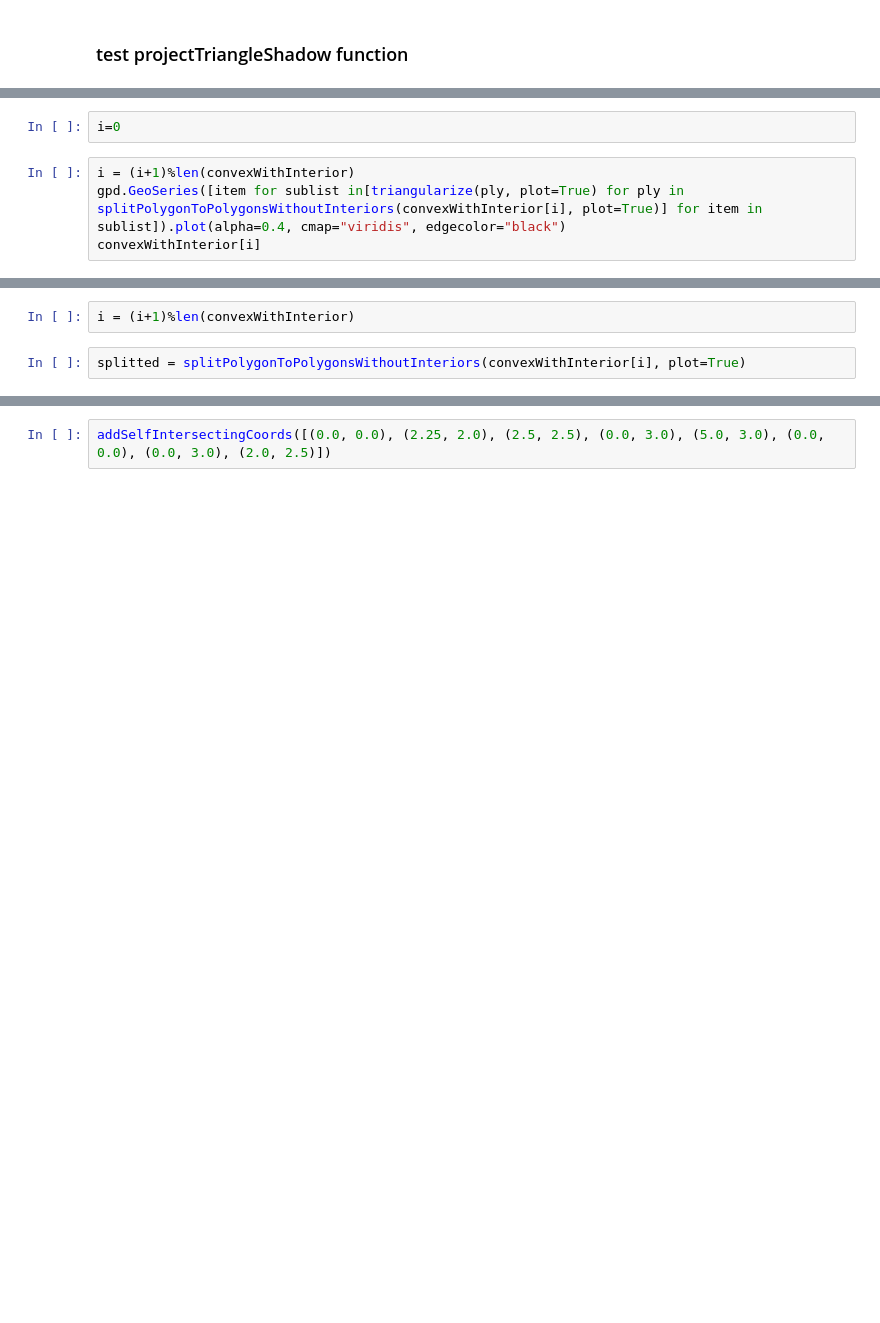
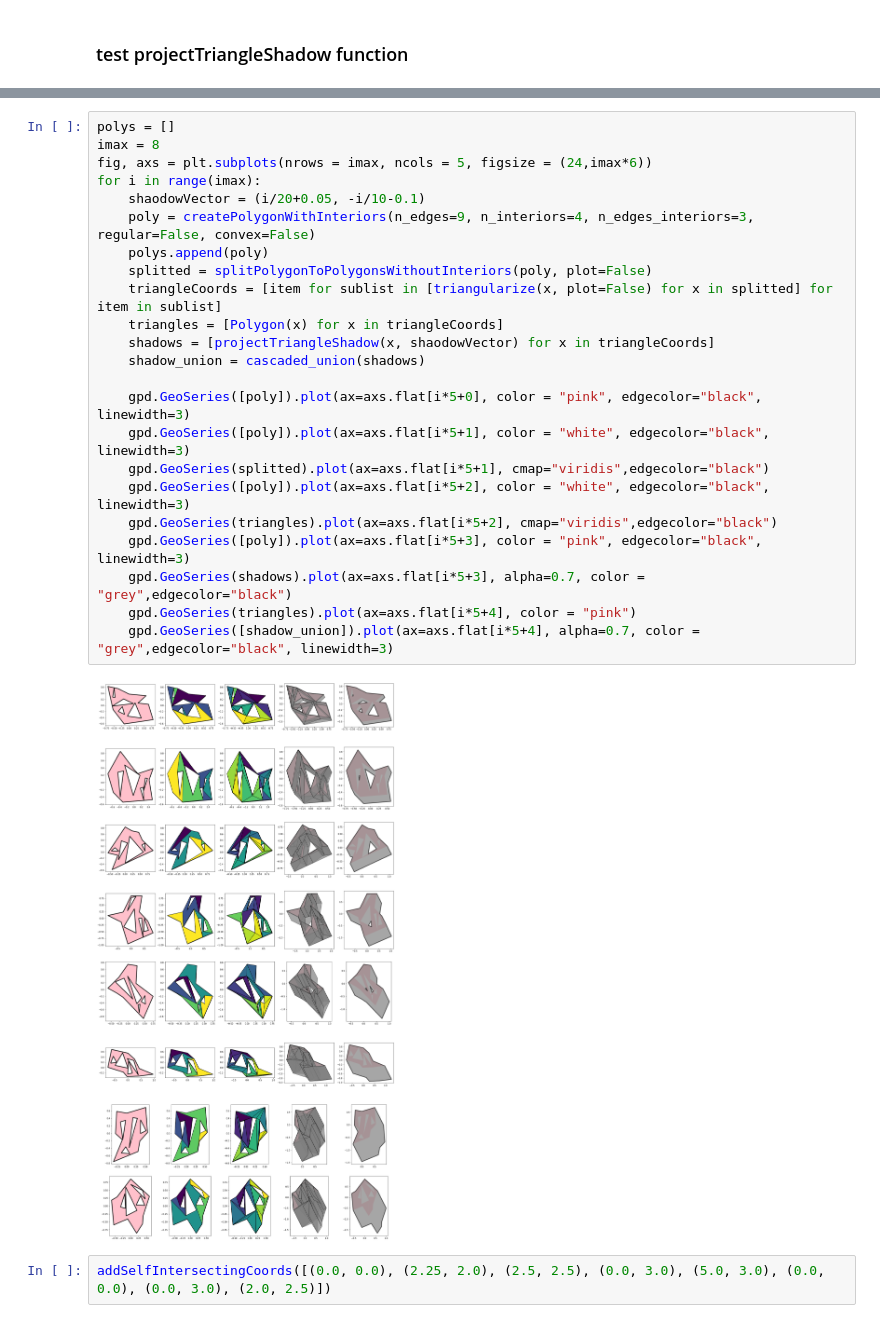
Before and after one commit to maximylius/shadow_projection_2D, a Jupyter notebook: shadows.ipynb, the cells around one changed output, grey strips where cells are left out. Cells and saved outputs as stored; diff of their text form; blank space fills up the shorter version.

```diff
--- a/shadows.ipynb
+++ b/shadows.ipynb
@@ -1292,6 +520,0 @@ gpd.GeoSeries(a).plot(alpha=0.4, cmap="viridis", edgecolor="black")
-# %%
-i=0
-# %%
-i = (i+1)%len(convexWithInterior)
-gpd.GeoSeries([item for sublist in[triangularize(ply, plot=True) for ply in splitPolygonToPolygonsWithoutInteriors(convexWithInterior[i], plot=True)] for item in sublist]).plot(alpha=0.4, cmap="viridis", edgecolor="black")
-convexWithInterior[i]
@@ -1321,4 +520,0 @@ KeyboardInterrupt:
-# %%
-i = (i+1)%len(convexWithInterior)
-# %%
-splitted = splitPolygonToPolygonsWithoutInteriors(convexWithInterior[i], plot=True)
@@ -1650,3 +526,28 @@ Polygon([(0.0, 0.0), (2.25, 2.0), (2.5, 2.5), (0.0, 3.0), (5.0, 3.0), (0.0, 0.0)
+# %%
+polys = []
+imax = 8
+fig, axs = plt.subplots(nrows = imax, ncols = 5, figsize = (24,imax*6))
+for i in range(imax):
+    shaodowVector = (i/20+0.05, -i/10-0.1)
+    poly = createPolygonWithInteriors(n_edges=9, n_interiors=4, n_edges_interiors=3, regular=False, convex=False)
+    polys.append(poly)
+    splitted = splitPolygonToPolygonsWithoutInteriors(poly, plot=False)
+    triangleCoords = [item for sublist in [triangularize(x, plot=False) for x in splitted] for item in sublist]
+    triangles = [Polygon(x) for x in triangleCoords]
+    shadows = [projectTriangleShadow(x, shaodowVector) for x in triangleCoords]
+    shadow_union = cascaded_union(shadows)
+
+    gpd.GeoSeries([poly]).plot(ax=axs.flat[i*5+0], color = "pink", edgecolor="black", linewidth=3)
+    gpd.GeoSeries([poly]).plot(ax=axs.flat[i*5+1], color = "white", edgecolor="black", linewidth=3)
+    gpd.GeoSeries(splitted).plot(ax=axs.flat[i*5+1], cmap="viridis",edgecolor="black")
+    gpd.GeoSeries([poly]).plot(ax=axs.flat[i*5+2], color = "white", edgecolor="black", linewidth=3)
+    gpd.GeoSeries(triangles).plot(ax=axs.flat[i*5+2], cmap="viridis",edgecolor="black")
+    gpd.GeoSeries([poly]).plot(ax=axs.flat[i*5+3], color = "pink", edgecolor="black", linewidth=3)
+    gpd.GeoSeries(shadows).plot(ax=axs.flat[i*5+3], alpha=0.7, color = "grey",edgecolor="black")
+    gpd.GeoSeries(triangles).plot(ax=axs.flat[i*5+4], color = "pink")
+    gpd.GeoSeries([shadow_union]).plot(ax=axs.flat[i*5+4], alpha=0.7, color = "grey",edgecolor="black", linewidth=3)
+# %% [output]
+[figure, added]
 # %%
 addSelfIntersectingCoords([(0.0, 0.0), (2.25, 2.0), (2.5, 2.5), (0.0, 3.0), (5.0, 3.0), (0.0, 0.0), (0.0, 3.0), (2.0, 2.5)])
 # %% [output]
```
Also changed, not shown: parts of 96 cells of this notebook, 2 other files.
